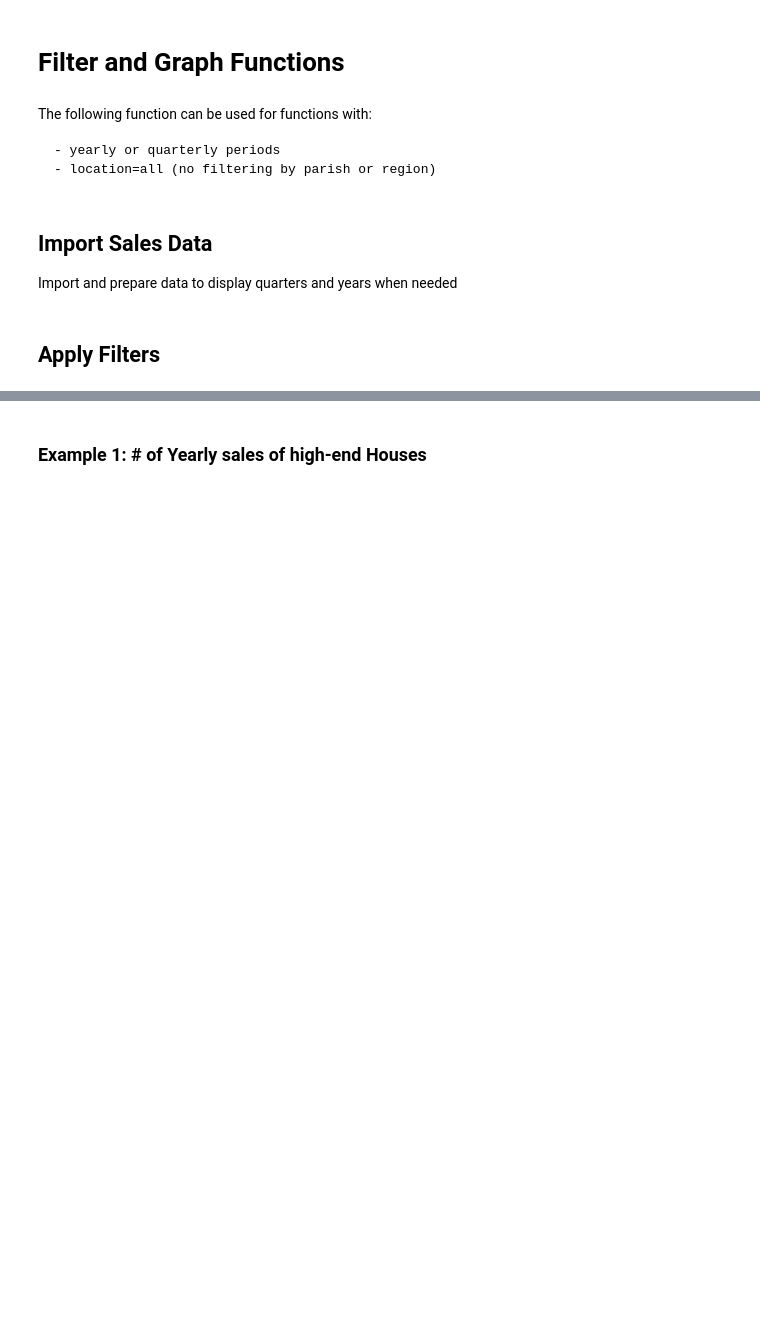
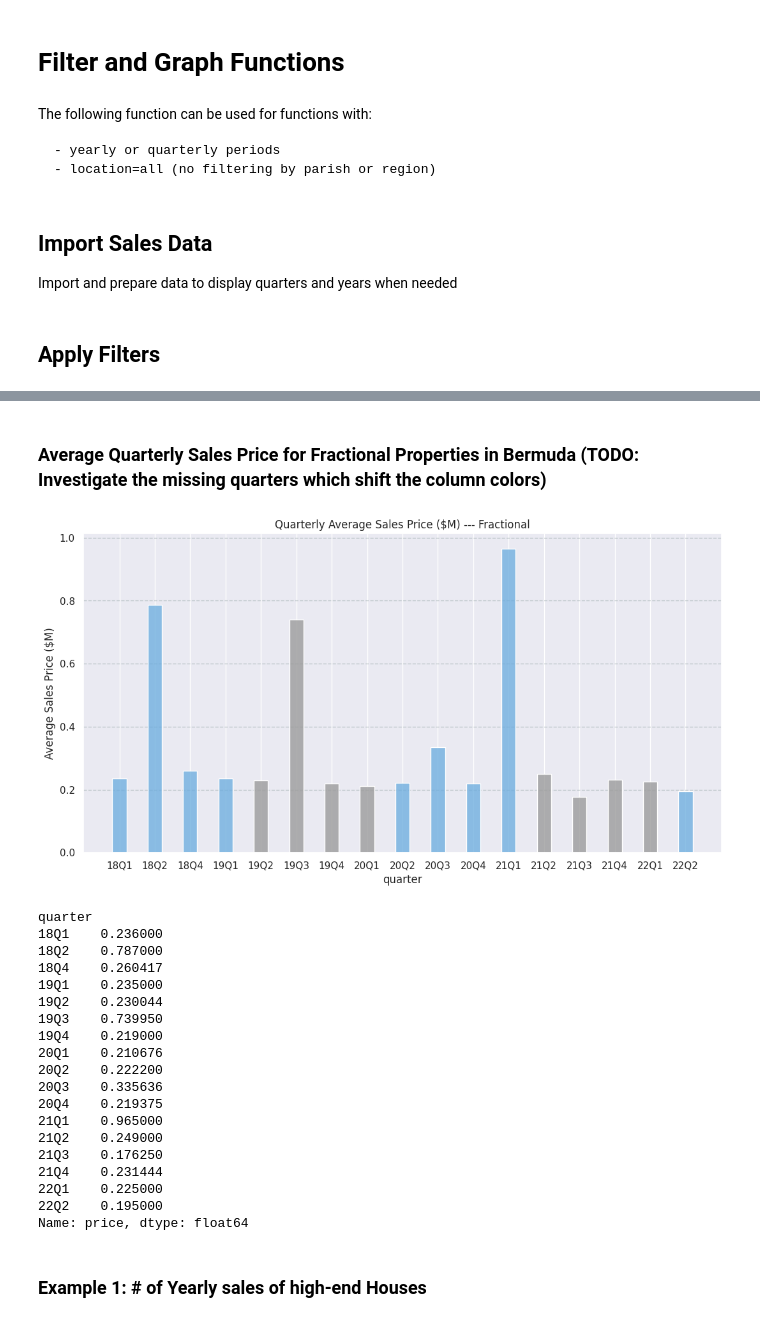
Before and after one commit to bermuda-automation/kw-data-reports, a Jupyter notebook: reports_data_and_graphs.ipynb, the cells around one changed output, grey strips where cells are left out. Drawn from its saved outputs; the diff is of its cells as text; code cells hidden in the pictures; blank space fills up the shorter version.

```diff
--- a/reports_data_and_graphs.ipynb
+++ b/reports_data_and_graphs.ipynb
@@ -227,3 +228,38 @@ Name: price, dtype: int64
+# %% [markdown]
+### Average Quarterly Sales Price for Fractional Properties in Bermuda (TODO: Investigate the missing quarters which shift the column colors)
+# %%
+indicator = "average_sales_price"
+# indicator = "nr_of_sales"
+period = "quarter"
+location = "Bermuda"
+property_type = "fractional"
+bracket = None # "mid-market"
+
+df = rep.import_sales_data("./../kw-data-import/data/kw-sales.csv") # import data
+df = filter_and_graph(df, starting_year, final_year, property_type,
+                     bracket_dict, bracket, indicator, period, location)
+print(df)
+# %% [output]
+[figure, added]
+quarter
+18Q1    0.236000
+18Q2    0.787000
+18Q4    0.260417
+19Q1    0.235000
+19Q2    0.230044
+19Q3    0.739950
+19Q4    0.219000
+20Q1    0.210676
+20Q2    0.222200
+20Q3    0.335636
+20Q4    0.219375
+21Q1    0.965000
+21Q2    0.249000
+21Q3    0.176250
+21Q4    0.231444
+22Q1    0.225000
+22Q2    0.195000
+Name: price, dtype: float64
 # %% [markdown]
 ### Example 1: # of Yearly sales of high-end Houses
 # %%
```
Also changed, not shown: parts of 36 cells of this notebook, 3 other files.
